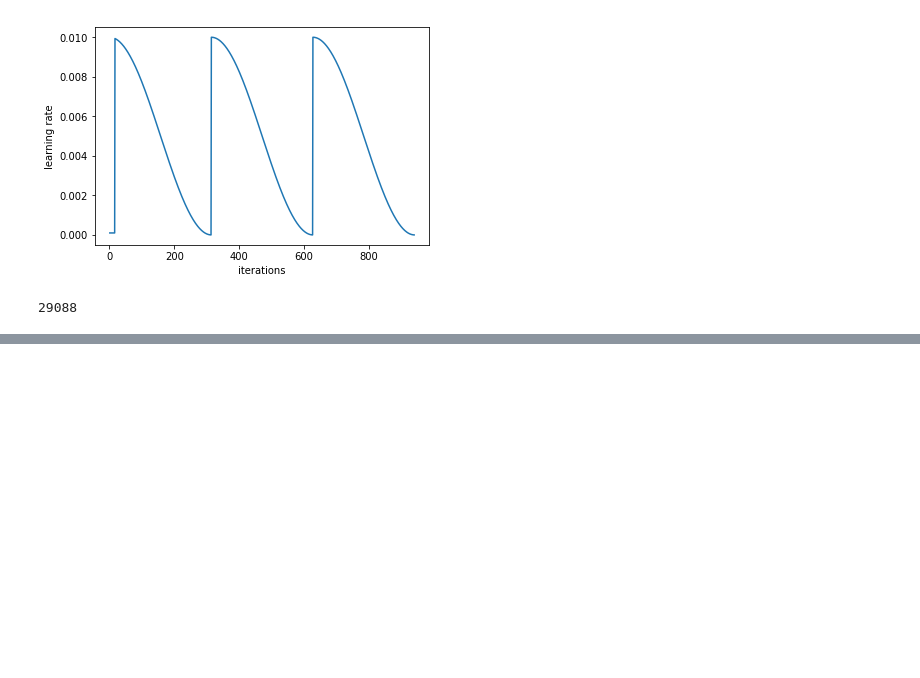
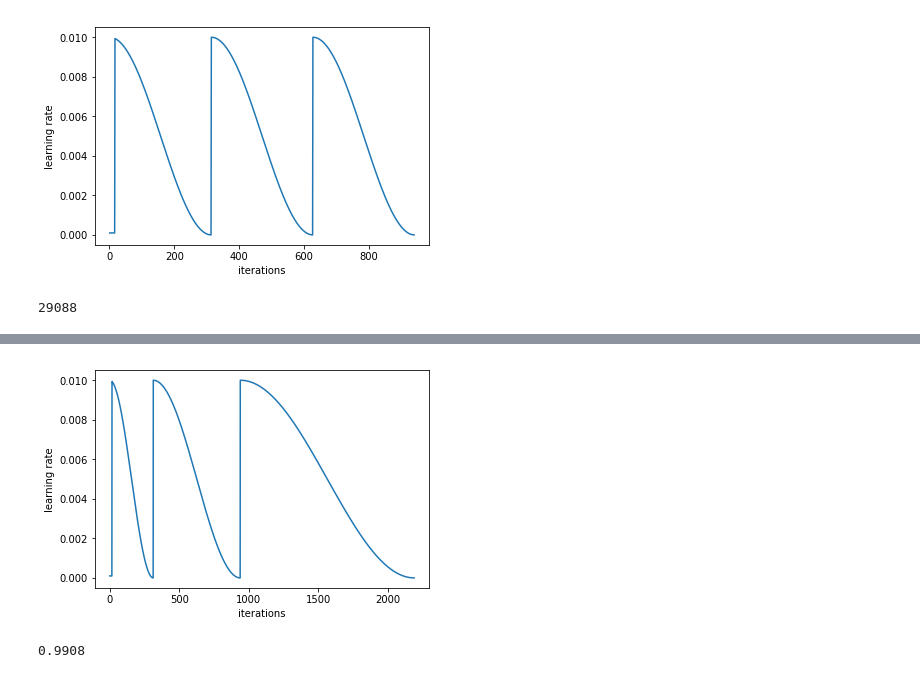
Before and after one commit to anshulrai/Kaggle-Challenges, a Jupyter notebook: Dog vs Cats/Dog vs Cats #1.ipynb, the cells around one changed output, grey strips where cells are left out. Saved outputs shown, nothing was run; the diff lists cells and outputs as text; code cells hidden in the pictures; blank space fills up the shorter version.

Commit message:
Differential learning rates and unfreeze all layers

```diff
--- a/Dog vs Cats/Dog vs Cats #1.ipynb
+++ b/Dog vs Cats/Dog vs Cats #1.ipynb
@@ -370,3 +370,5 @@ gc.collect()
 learn.unfreeze()
 # %%
 lr=np.array([1e-4,1e-3,1e-2])
+# %%
+learn.fit(lr, 3, cycle_len=1, cycle_mult=2)
@@ -372,0 +386,4 @@ lr=np.array([1e-4,1e-3,1e-2])
+# %%
+learn.sched.plot_lr()
+# %% [output]
+[figure, added]
@@ -372,0 +393,4 @@ lr=np.array([1e-4,1e-3,1e-2])
+# %%
+accuracy_np(probs, y)
+# %% [output]
+0.9908
```
Also changed, not shown: parts of 2 cells of this notebook.
